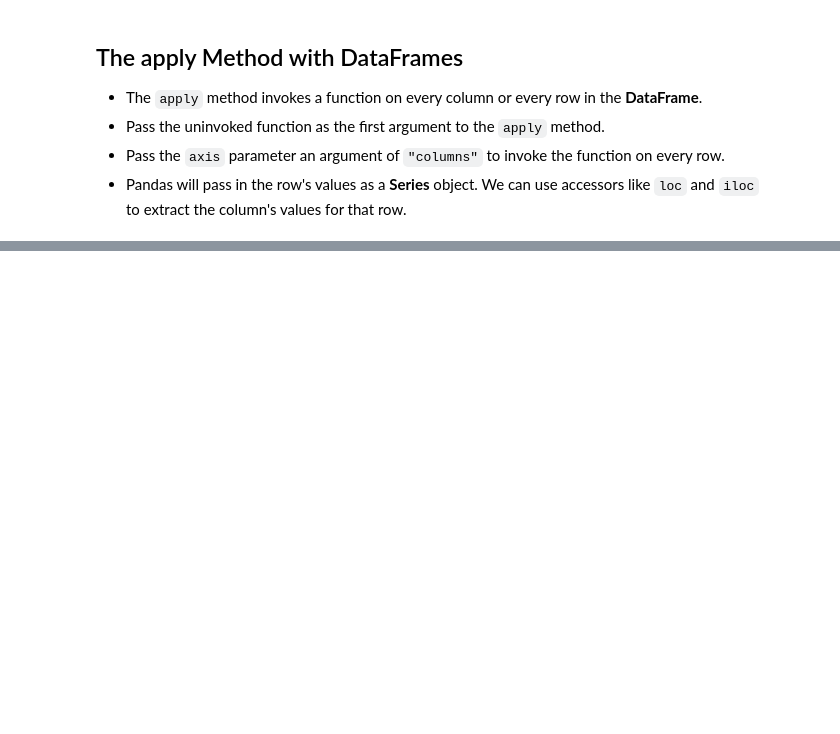
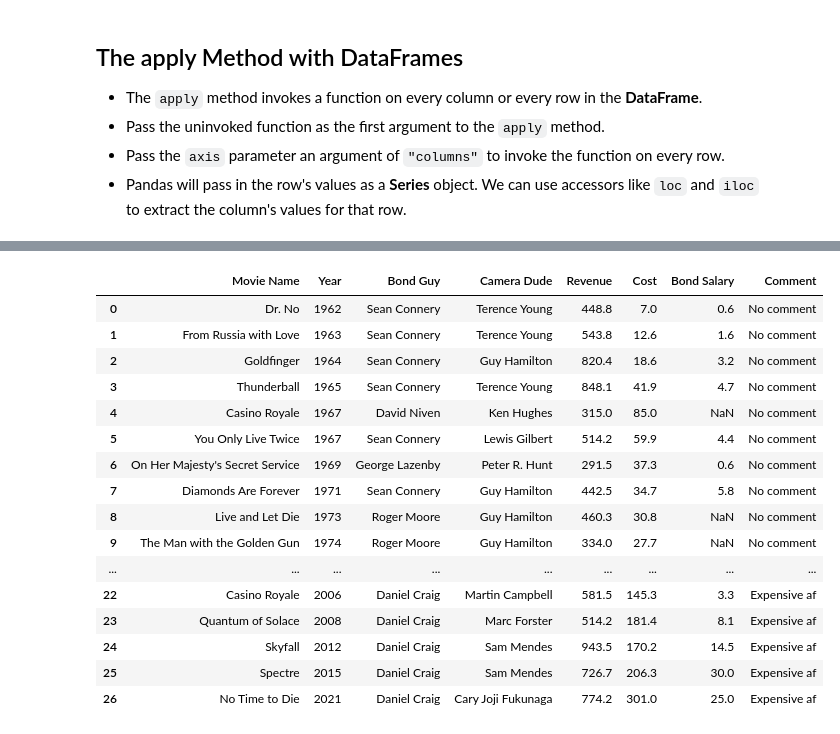
Before and after one commit to Corvus-JSDev/Pandas-projects, a Jupyter notebook: 06-DataFrames_III__Data Extraction.ipynb, the cells around one changed output, grey strips where cells are left out. Saved outputs shown, nothing was run; the diff lists cells and outputs as text; code cells hidden in the pictures; blank space fills up the shorter version.

```diff
--- a/06-DataFrames_III__Data Extraction.ipynb
+++ b/06-DataFrames_III__Data Extraction.ipynb
@@ -218,0 +255,4 @@ Name: GoldenEye, dtype: object
+# %%
+jb.rename(columns={'Film': 'Moive', 'Bond Actor Salary': 'Actor Salary'}, inplace=True)
+
+jb.columns[[0,-1]]
@@ -218,0 +290,7 @@ Name: GoldenEye, dtype: object
+# %%
+# NOTE: This is only really useful if you want to rename all or most columns.
+# This is because the length of the rename MUST be the same of the amount of columns.
+
+jb.columns = ['Movie Name', 'Year', 'Bond Guy', 'Camera Dude', 'Revenue', 'Cost', 'Bond Salary']
+
+jb.columns
@@ -254,0 +535,45 @@ Name: GoldenEye, dtype: object
+# %%
+# Custom functions
+
+"""
+Conditions:
+80s movie        -> 'Great 80s flick'
+Dir = John Glen  -> 'Best bond ever'
+budget > 100m    -> 'expensive af'
+others           -> 'no comment'
+"""
+
+def movie_comment(row):
+    if row['Year'] > 1980 and row['Year'] < 1989:
+        row['Comment'] = 'Great 80s flick'
+
+    elif row['Camera Dude'] == 'John Glen':
+        row['Comment'] = 'Best Bond Ever'
+
+    elif row['Cost'] > 100:
+        row['Comment'] = 'Expensive af'
+
+    else:
+        row['Comment'] = 'No comment'
+
+    return row
+# %%
+jb.apply(movie_comment, axis='columns')
+# %% [output]
+|  | Movie Name | Year | Bond Guy | Camera Dude | Revenue | Cost | Bond Salary | Comment |
+| 0 | Dr. No | 1962 | Sean Connery | Terence Young | 448.8 | 7.0 | 0.6 | No comment |
+| 1 | From Russia with Love | 1963 | Sean Connery | Terence Young | 543.8 | 12.6 | 1.6 | No comment |
+| 2 | Goldfinger | 1964 | Sean Connery | Guy Hamilton | 820.4 | 18.6 | 3.2 | No comment |
+| 3 | Thunderball | 1965 | Sean Connery | Terence Young | 848.1 | 41.9 | 4.7 | No comment |
+| 4 | Casino Royale | 1967 | David Niven | Ken Hughes | 315.0 | 85.0 | NaN | No comment |
+| 5 | You Only Live Twice | 1967 | Sean Connery | Lewis Gilbert | 514.2 | 59.9 | 4.4 | No comment |
+| 6 | On Her Majesty's Secret Service | 1969 | George Lazenby | Peter R. Hunt | 291.5 | 37.3 | 0.6 | No comment |
+| 7 | Diamonds Are Forever | 1971 | Sean Connery | Guy Hamilton | 442.5 | 34.7 | 5.8 | No comment |
+| 8 | Live and Let Die | 1973 | Roger Moore | Guy Hamilton | 460.3 | 30.8 | NaN | No comment |
+| 9 | The Man with the Golden Gun | 1974 | Roger Moore | Guy Hamilton | 334.0 | 27.7 | NaN | No comment |
+| ... | ... | ... | ... | ... | ... | ... | ... | ... |
+| 22 | Casino Royale | 2006 | Daniel Craig | Martin Campbell | 581.5 | 145.3 | 3.3 | Expensive af |
+| 23 | Quantum of Solace | 2008 | Daniel Craig | Marc Forster | 514.2 | 181.4 | 8.1 | Expensive af |
+| 24 | Skyfall | 2012 | Daniel Craig | Sam Mendes | 943.5 | 170.2 | 14.5 | Expensive af |
+| 25 | Spectre | 2015 | Daniel Craig | Sam Mendes | 726.7 | 206.3 | 30.0 | Expensive af |
+| 26 | No Time to Die | 2021 | Daniel Craig | Cary Joji Fukunaga | 774.2 | 301.0 | 25.0 | Expensive af |
```
Also changed, not shown: parts of 26 cells of this notebook.
